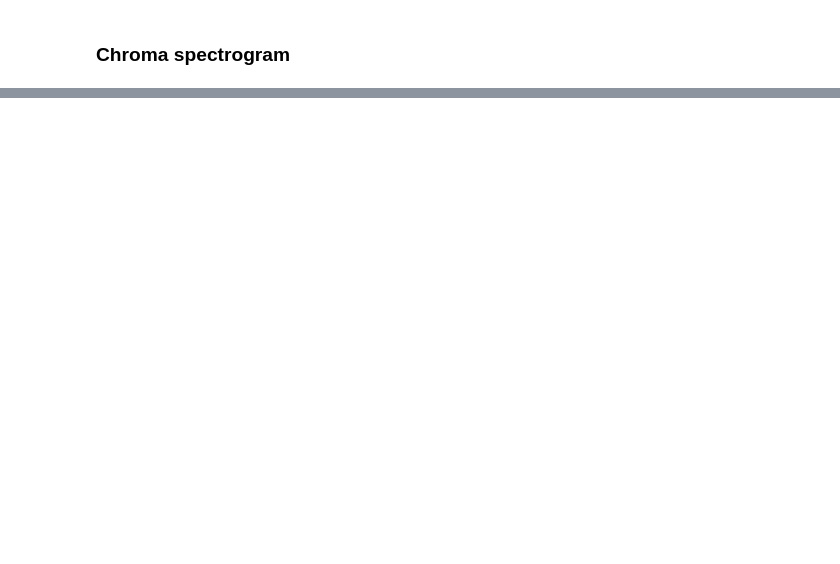
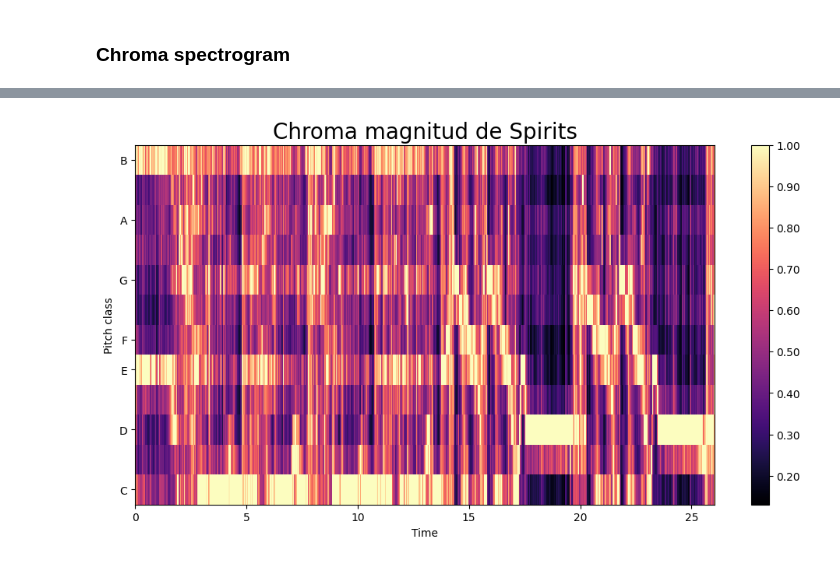
Before and after one commit to Leodna/mer, a Jupyter notebook: notebooks/features/chromas.ipynb, the cells around one changed output, grey strips where cells are left out. Cells and saved outputs as stored; diff of their text form; code cells hidden in the pictures; blank space fills up the shorter version.

```diff
--- a/notebooks/features/chromas.ipynb
+++ b/notebooks/features/chromas.ipynb
@@ -198,0 +245,5 @@ shape chroma: (12, 1637)
+# %%
+show_chromagram(chroma = crhoma_m,
+                 title=f"Chroma magnitud de {aux_meta['title'].values[0]}")
+# %% [output]
+[figure, added]
```
Also changed, not shown: parts of 20 cells of this notebook.
